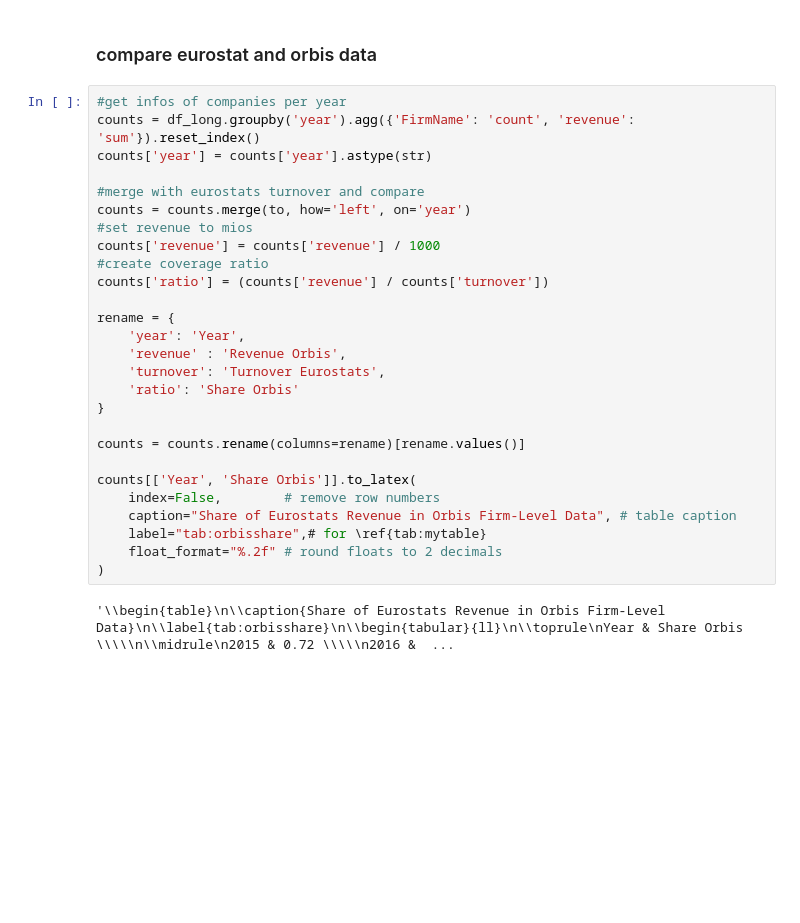
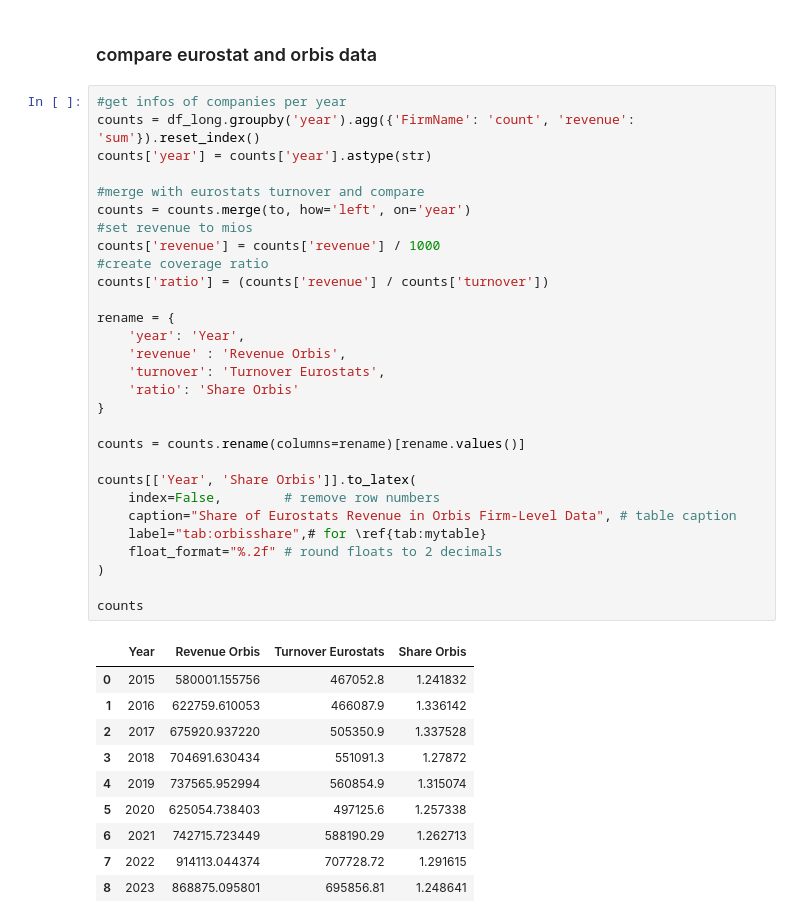
Before and after one commit to CurdinLieberherr/Master-Thesis, a Jupyter notebook: data.ipynb, the cells around one changed output. Saved outputs shown, nothing was run; the diff lists cells and outputs as text; blank space fills up the shorter version.

```diff
--- a/data.ipynb
+++ b/data.ipynb
@@ -357,29 +268,40 @@ df_long[COLS].describe()
 # %%
 #get infos of companies per year
 counts = df_long.groupby('year').agg({'FirmName': 'count', 'revenue': 'sum'}).reset_index()
 counts['year'] = counts['year'].astype(str)
 
 #merge with eurostats turnover and compare
 counts = counts.merge(to, how='left', on='year')
 #set revenue to mios
 counts['revenue'] = counts['revenue'] / 1000
 #create coverage ratio
 counts['ratio'] = (counts['revenue'] / counts['turnover'])
 
 rename = {
     'year': 'Year',
     'revenue' : 'Revenue Orbis',
     'turnover': 'Turnover Eurostats',
     'ratio': 'Share Orbis'
 }
 
 counts = counts.rename(columns=rename)[rename.values()]
 
 counts[['Year', 'Share Orbis']].to_latex(
     index=False,        # remove row numbers
     caption="Share of Eurostats Revenue in Orbis Firm-Level Data", # table caption
     label="tab:orbisshare",# for \ref{tab:mytable}
     float_format="%.2f" # round floats to 2 decimals
 )
+
+counts
 # %% [output]
-'\\begin{table}\n\\caption{Share of Eurostats Revenue in Orbis Firm-Level Data}\n\\label{tab:orbisshare}\n\\begin{tabular}{ll}\n\\toprule\nYear & Share Orbis \\\\\n\\midrule\n2015 & 0.72 \\\\\n2016 &  ...
+|  | Year | Revenue Orbis | Turnover Eurostats | Share Orbis |
+| 0 | 2015 | 580001.155756 | 467052.8 | 1.241832 |
+| 1 | 2016 | 622759.610053 | 466087.9 | 1.336142 |
+| 2 | 2017 | 675920.937220 | 505350.9 | 1.337528 |
+| 3 | 2018 | 704691.630434 | 551091.3 | 1.27872 |
+| 4 | 2019 | 737565.952994 | 560854.9 | 1.315074 |
+| 5 | 2020 | 625054.738403 | 497125.6 | 1.257338 |
+| 6 | 2021 | 742715.723449 | 588190.29 | 1.262713 |
+| 7 | 2022 | 914113.044374 | 707728.72 | 1.291615 |
+| 8 | 2023 | 868875.095801 | 695856.81 | 1.248641 |
```
Also changed, not shown: parts of 3 cells of this notebook, 2 other files.
